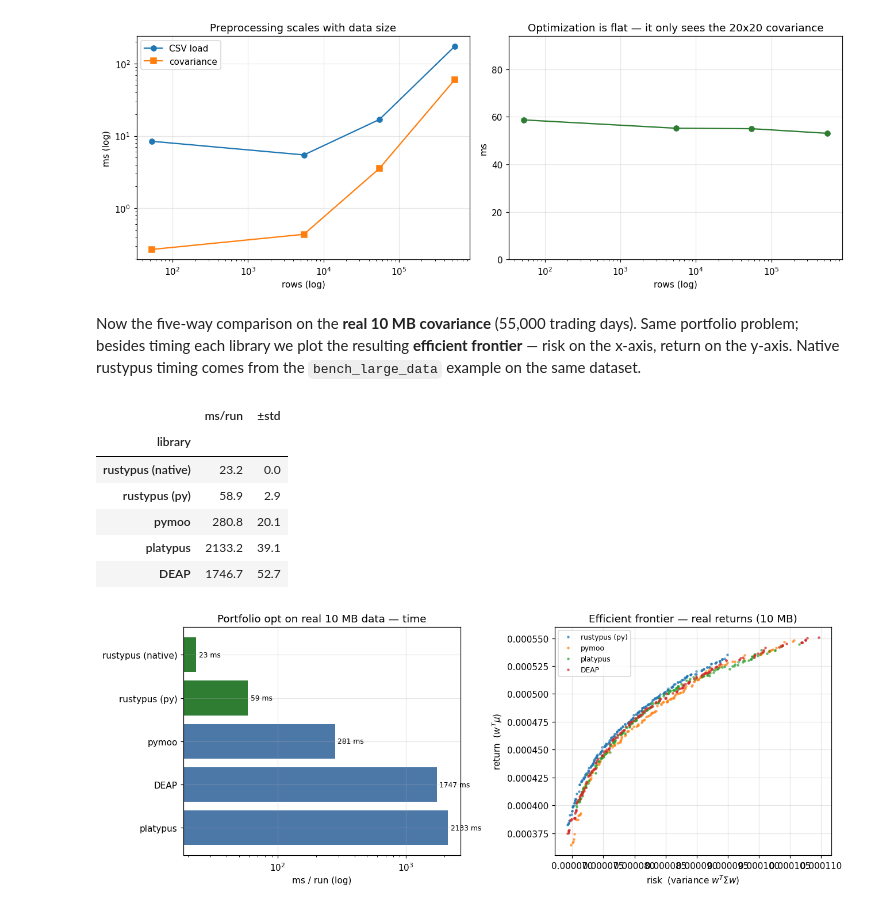
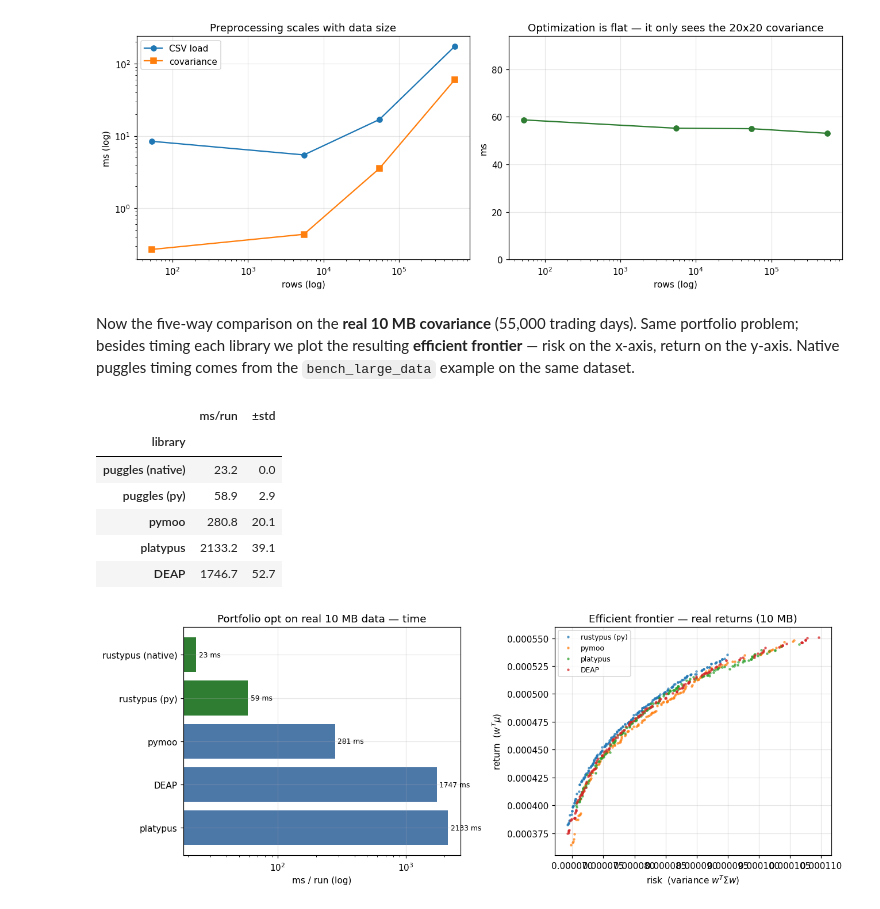
Before and after one commit to Entropy314/puggles, a Jupyter notebook: sandbox/benchmarks.ipynb, the cells around one changed output. Drawn from its saved outputs; the diff is of its cells as text; code cells hidden in the pictures.

```diff
--- a/sandbox/benchmarks.ipynb
+++ b/sandbox/benchmarks.ipynb
@@ -284,13 +284,13 @@ def native_dtlz2():
         elif p[0] == "PT": front.append([float(p[1]), float(p[2]), float(p[3])])
     return ms, st, front
 # %%
-dtlz2_solvers = {"rustypus (py)": solve_dtlz2_rustypus, "pymoo": solve_dtlz2_pymoo,
+dtlz2_solvers = {"puggles (py)": solve_dtlz2_puggles, "pymoo": solve_dtlz2_pymoo,
                  "platypus": solve_dtlz2_platypus, "DEAP": solve_dtlz2_deap}
 drows, dfronts = [], {}
 
 nms, nst, nfront = native_dtlz2()
 nhv, nig = score_dtlz2(nfront)
-drows.append(("rustypus (native)", nms, nst, nhv, nig)); dfronts["rustypus (native)"] = nfront
+drows.append(("puggles (native)", nms, nst, nhv, nig)); dfronts["puggles (native)"] = nfront
 
 for name, solve in dtlz2_solvers.items():
     ts, hvs, igs, front = [], [], [], []
@@ -314,7 +314,7 @@ ddf.round(4)
 fig = plt.figure(figsize=(13, 4.6))
 
 ax = fig.add_subplot(1, 3, 1, projection="3d")
-for name in ["rustypus (native)", "pymoo"]:
+for name in ["puggles (native)", "pymoo"]:
     F = np.asarray(dfronts.get(name, []))
     if F.size:
         ax.scatter(F[:, 0], F[:, 1], F[:, 2], s=9, alpha=0.6, label=name)
@@ -322,7 +322,7 @@ ax.set_title("DTLZ2 fronts (octant)"); ax.set_xlabel("f1"); ax.set_ylabel("f2");
 ax.legend(fontsize=8); ax.view_init(elev=25, azim=45)
 
 order = ddf.sort_values("ms/run").index
-colors = ["#2E7D32" if "rustypus" in n else "#4C78A8" for n in order]
+colors = ["#2E7D32" if "puggles" in n else "#4C78A8" for n in order]
 ax2 = fig.add_subplot(1, 3, 2)
 ax2.barh(list(order), ddf.loc[order, "ms/run"], color=colors); ax2.set_xscale("log")
 ax2.set_title("DTLZ2 — runtime (log, lower=better)"); ax2.set_xlabel("ms / run"); ax2.invert_yaxis()
@@ -361,13 +361,13 @@ def mem_native():
     out = subprocess.run(["cargo", "run", "--release", "--example", "bench_mem"],
                          cwd=HERE, capture_output=True, text=True).stdout
     for line in out.splitlines():
-        if line.startswith("MEM\trustypus-seq"):
+        if line.startswith("MEM\tpuggles-seq"):
             p = line.split("\t"); return float(p[2]), float(p[3])
     return float("nan"), float("nan")
 
 mrows = []
-nms, nmb = mem_native(); mrows.append(("rustypus (native)", nms, nmb))
-for lib, label in [("rustypus", "rustypus (py)"), ("pymoo", "pymoo"),
+nms, nmb = mem_native(); mrows.append(("puggles (native)", nms, nmb))
+for lib, label in [("puggles", "puggles (py)"), ("pymoo", "pymoo"),
                    ("platypus", "platypus"), ("deap", "DEAP")]:
     ms, mb = mem_python(lib); mrows.append((label, ms, mb))
 mdf = pd.DataFrame(mrows, columns=["library", "opt ms", "peak RSS (MB)"]).set_index("library")
@@ -426,8 +426,8 @@ def portfolio(w, means, cov):
     w = w / s if s > 1e-12 else np.full(len(w), 1.0 / len(w))
     return [float(w @ cov @ w), -float(w @ means)]   # [risk, -return] (both minimized)
 
-def rustypus_opt(means, cov, na):
-    import rustypus as rp
+def puggles_opt(means, cov, na):
+    import puggles as rp
     p = rp.Problem(na, 2, [rp.Real(0., 1.)] * na,
                    lambda x: portfolio(x, means, cov), [-1, -1])
     ga = rp.NSGAII(p, PPOP, "sequential"); ga.run(PNFE)
@@ -439,9 +439,9 @@ for label, fname in SIZE_FILES:
     t = time.perf_counter(); mat, nrows = load_returns(fname);            load_ms = (time.perf_counter() - t) * 1000
     t = time.perf_counter(); means, cov = mat.mean(0), np.cov(mat, rowvar=False); cov_ms = (time.perf_counter() - t) * 1000
     na = cov.shape[0]
-    t = time.perf_counter(); rustypus_opt(means, cov, na);                opt_ms  = (time.perf_counter() - t) * 1000
+    t = time.perf_counter(); puggles_opt(means, cov, na);                opt_ms  = (time.perf_counter() - t) * 1000
     COVS[label] = (means, cov, na)
     sweep.append((label, nrows, load_ms, cov_ms, opt_ms))
-sweep_df = pd.DataFrame(sweep, columns=["dataset", "rows", "load ms", "cov ms", "rustypus opt ms"]).set_index("dataset")
+sweep_df = pd.DataFrame(sweep, columns=["dataset", "rows", "load ms", "cov ms", "puggles opt ms"]).set_index("dataset")
 sweep_df.round(2)
 # %% [output]
@@ -469,13 +469,13 @@ plt.tight_layout(); plt.show()
 # %% [markdown]
 Now the five-way comparison on the **real 10 MB covariance** (55,000 trading days). Same portfolio
 problem; besides timing each library we plot the resulting **efficient frontier** — risk on the
-x-axis, return on the y-axis. Native rustypus timing comes from the `bench_large_data` example on
+x-axis, return on the y-axis. Native puggles timing comes from the `bench_large_data` example on
 the same dataset.
 # %%
 means, cov, NA = COVS["10 MB"]
 
-def solve_port_rustypus():
-    ga = rustypus_opt(means, cov, NA)
+def solve_port_puggles():
+    ga = puggles_opt(means, cov, NA)
     return [(s.objectives[0], -s.objectives[1]) for s in ga.get_archive()]   # (risk, return)
 
 def solve_port_pymoo():
@@ -518,37 +518,37 @@ def solve_port_deap():
         for i in off:
             if not i.fitness.valid: i.fitness.values = tb.ev(i)
         pop = tb.sel(pop + off, PPOP)
     ff = tools.sortNondominated(pop, PPOP, first_front_only=True)[0]
     return [(i.fitness.values[0], -i.fitness.values[1]) for i in ff]
 
 def native_port_seq():
     try:
         out = subprocess.run(["cargo", "run", "--release", "--example", "bench_large_data"],
                              cwd=HERE, capture_output=True, text=True, timeout=300).stdout
         for line in out.splitlines():
             p = line.split("\t")
             if len(p) >= 8 and p[0] == "RESULT" and p[1] == "10mb":
                 return float(p[7])          # seq-opt ms on the 10 MB dataset
     except Exception:
         pass
     return float("nan")
 
-port_solvers = {"rustypus (py)": solve_port_rustypus, "pymoo": solve_port_pymoo,
+port_solvers = {"puggles (py)": solve_port_puggles, "pymoo": solve_port_pymoo,
                 "platypus": solve_port_platypus, "DEAP": solve_port_deap}
 prows, pfronts = [], {}
-prows.append(("rustypus (native)", native_port_seq(), 0.0))
+prows.append(("puggles (native)", native_port_seq(), 0.0))
 for name, solve in port_solvers.items():
     ts, front = [], []
     for _ in range(RUNS):
         t0 = time.perf_counter(); front = solve(); ts.append((time.perf_counter() - t0) * 1000)
     mt, st = stats(ts); prows.append((name, mt, st)); pfronts[name] = front
 port_df = pd.DataFrame(prows, columns=["library", "ms/run", "±std"]).set_index("library")
 port_df.round(1)
 # %% [output]
 |  | ms/run | ±std |
 | library |  |  |
-| rustypus (native) | 23.2 | 0.0 |
-| rustypus (py) | 58.9 | 2.9 |
+| puggles (native) | 23.2 | 0.0 |
+| puggles (py) | 58.9 | 2.9 |
 | pymoo | 280.8 | 20.1 |
 | platypus | 2133.2 | 39.1 |
 | DEAP | 1746.7 | 52.7 |
```
Also changed, not shown: parts of 19 cells of this notebook, 37 other files.
